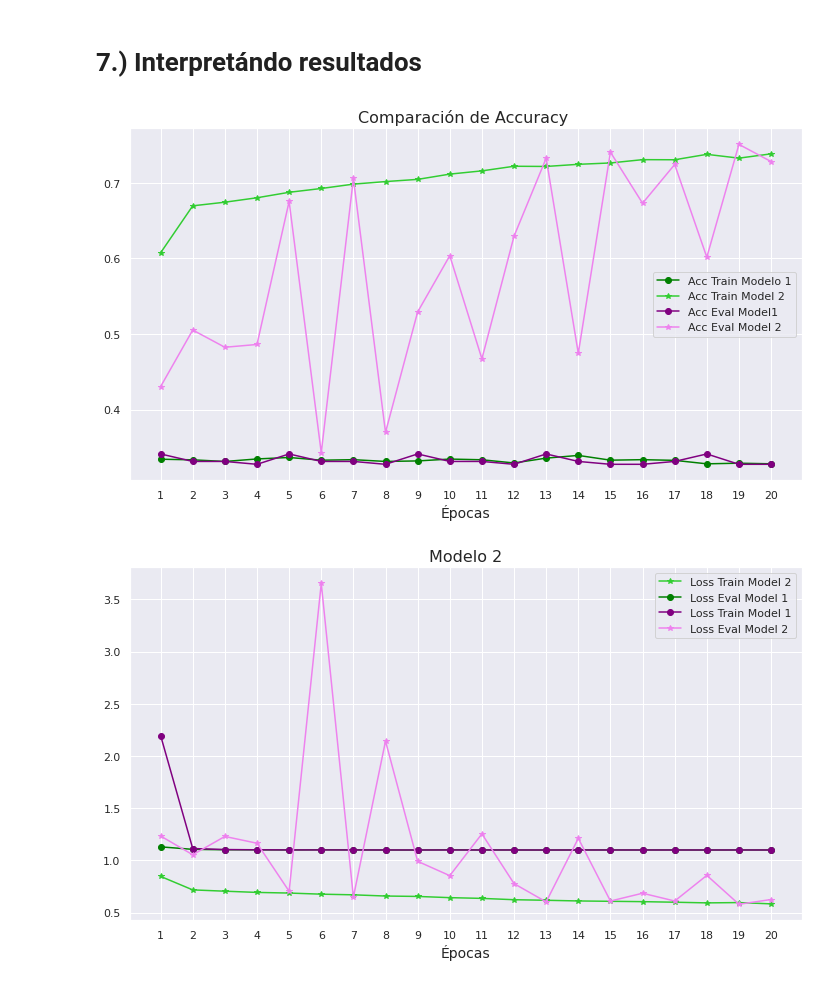
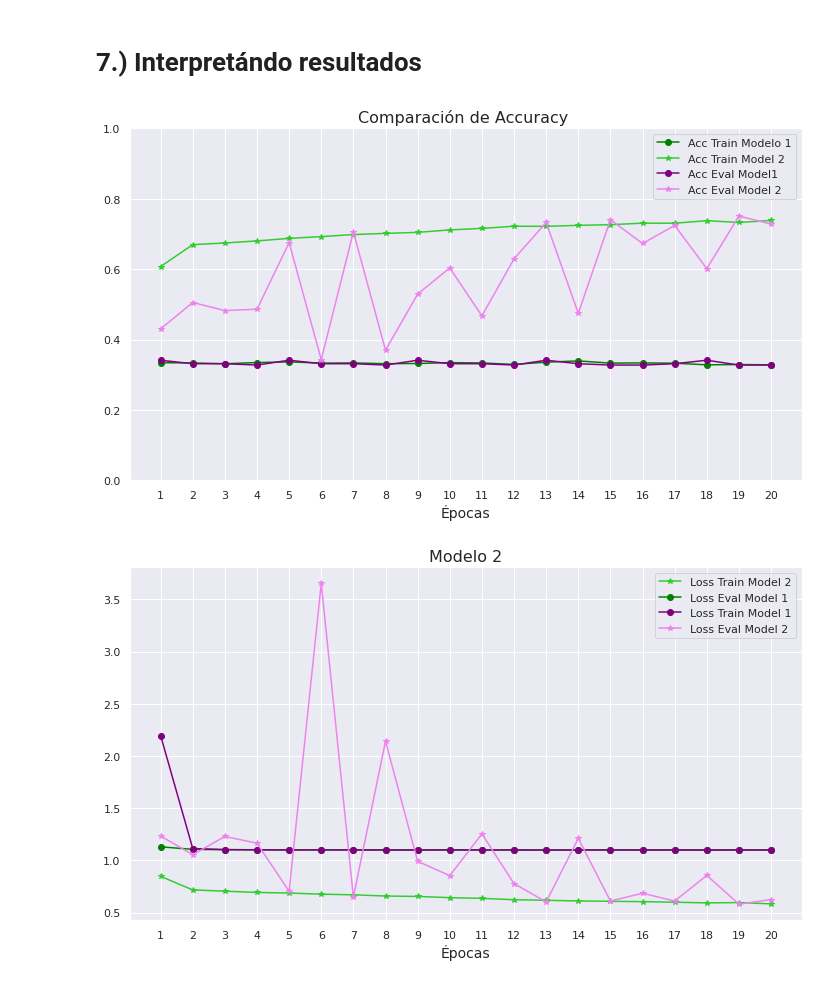
Before and after one commit to JonathanMartignon/LicenciaturaCienciaDeDatos, a Jupyter notebook: MineriaAvanzadaII/Proyecto_final_Martiñon.ipynb, the cells around one changed output. Drawn from its saved outputs; the diff is of its cells as text; code cells hidden in the pictures.

```diff
--- a/MineriaAvanzadaII/Proyecto_final_Martiñon.ipynb
+++ b/MineriaAvanzadaII/Proyecto_final_Martiñon.ipynb
@@ -613,21 +613,22 @@ hist2 = pd.DataFrame(history2.history)
 # %%
 
 plt.figure(figsize=(10,6))
 
 plt.plot(hist["accuracy"],label="Acc Train Modelo 1",marker="o",color="green")
 plt.plot(hist2["accuracy"],label="Acc Train Model 2",marker="*",color="limegreen")
 plt.plot(hist["val_accuracy"],label="Acc Eval Model1",marker="o",color="purple")
 plt.plot(hist2["val_accuracy"],label="Acc Eval Model 2",marker="*",color="violet")
 
 plt.title('Comparación de Accuracy ',fontsize = 16)
 plt.legend()
 plt.xticks(np.arange(0,len(history.history["accuracy"])),
            np.arange(1,len(history.history["accuracy"])+1))
 plt.xlabel("Épocas",fontsize = 14)
+plt.ylim(0,1)
 plt.tight_layout()
 plt.show()
 # %% [output]
-[figure, old version]
+[figure, new version]
 # %%
 
 plt.figure(figsize=(10,6))
```
